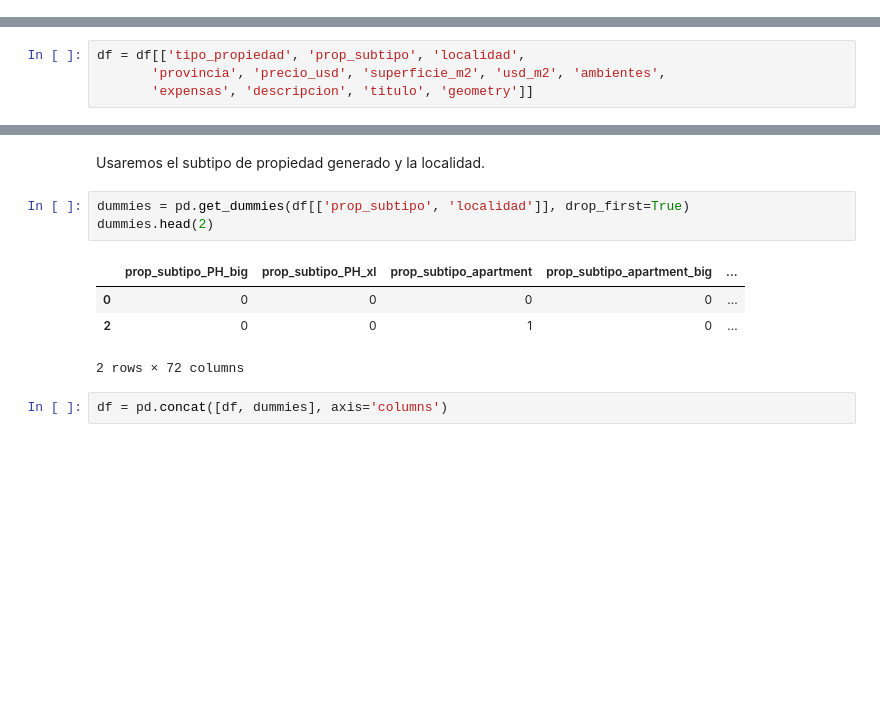
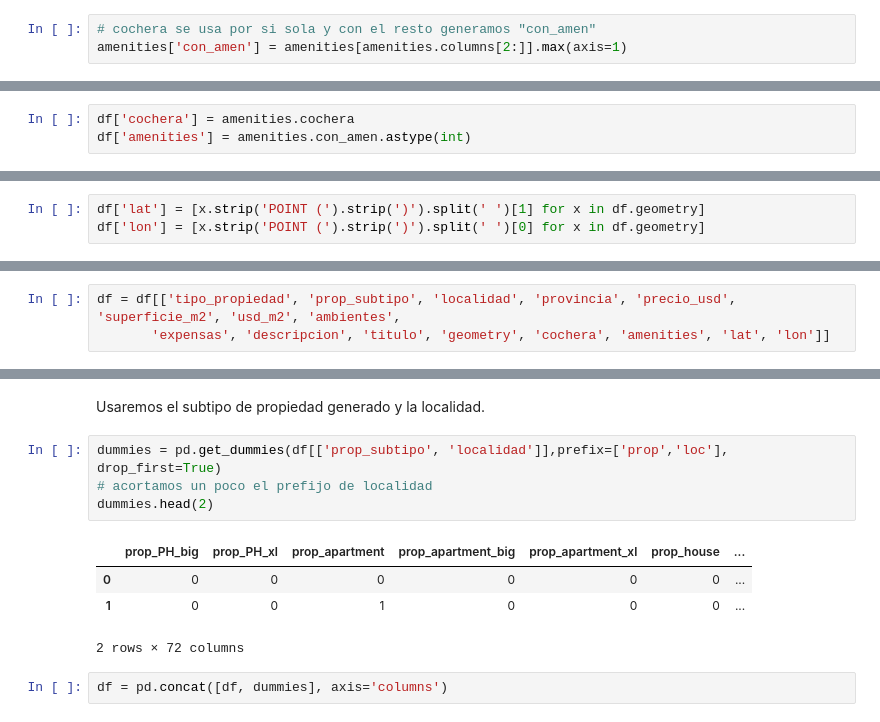
Before and after one commit to MarianoMiliozzi/Desafio-1---DH, a Jupyter notebook: G1 - Desafío 2 .ipynb, the cells around one changed output, grey strips where cells are left out. Saved outputs shown, nothing was run; the diff lists cells and outputs as text; blank space fills up the shorter version.

```diff
--- a/G1 - Desafío 2 .ipynb
+++ b/G1 - Desafío 2 .ipynb
@@ -317,0 +420,3 @@ df.dropna(inplace=True)
+# %%
+# cochera se usa por si sola y con el resto generamos "con_amen"
+amenities['con_amen'] = amenities[amenities.columns[2:]].max(axis=1)
@@ -317,0 +444,3 @@ df.dropna(inplace=True)
+# %%
+df['cochera'] = amenities.cochera
+df['amenities'] = amenities.con_amen.astype(int)
@@ -319,0 +482,3 @@ df.dropna(inplace=True)
+# %%
+df['lat'] = [x.strip('POINT (').strip(')').split(' ')[1] for x in df.geometry]
+df['lon'] = [x.strip('POINT (').strip(')').split(' ')[0] for x in df.geometry]
@@ -320,9 +496,8 @@ df.dropna(inplace=True)
 # %% [markdown]
 Finalmente, eliminamos la columna unnamed e id ya que no están relacionadas con el precio y no aportan información al modelo
 # %%
-df = df[['tipo_propiedad', 'prop_subtipo', 'localidad',
-       'provincia', 'precio_usd', 'superficie_m2', 'usd_m2', 'ambientes',
-       'expensas', 'descripcion', 'titulo', 'geometry']]
+df = df[['tipo_propiedad', 'prop_subtipo', 'localidad', 'provincia', 'precio_usd', 'superficie_m2', 'usd_m2', 'ambientes',
+       'expensas', 'descripcion', 'titulo', 'geometry', 'cochera', 'amenities', 'lat', 'lon']]
 # %% [markdown]
 ## 2. Visualización: Mapa de correlaciones
 # %% [markdown]
@@ -360,12 +535,13 @@ Las variables restantes parecen ser de gran importancia.
 # %% [markdown]
 Usaremos el subtipo de propiedad generado y la localidad.
 # %%
-dummies = pd.get_dummies(df[['prop_subtipo', 'localidad']], drop_first=True)
+dummies = pd.get_dummies(df[['prop_subtipo', 'localidad']],prefix=['prop','loc'], drop_first=True)
+# acortamos un poco el prefijo de localidad
 dummies.head(2)
 # %% [output]
-|  | prop_subtipo_PH_big | prop_subtipo_PH_xl | prop_subtipo_apartment | prop_subtipo_apartment_big | ... |
-| 0 | 0 | 0 | 0 | 0 | ... |
-| 2 | 0 | 0 | 1 | 0 | ... |
+|  | prop_PH_big | prop_PH_xl | prop_apartment | prop_apartment_big | prop_apartment_xl | prop_house | ... |
+| 0 | 0 | 0 | 0 | 0 | 0 | 0 | ... |
+| 1 | 0 | 0 | 1 | 0 | 0 | 0 | ... |
 2 rows × 72 columns
 # %%
 df = pd.concat([df, dummies], axis='columns')
```
Also changed, not shown: parts of 68 cells of this notebook, 1 other file.
